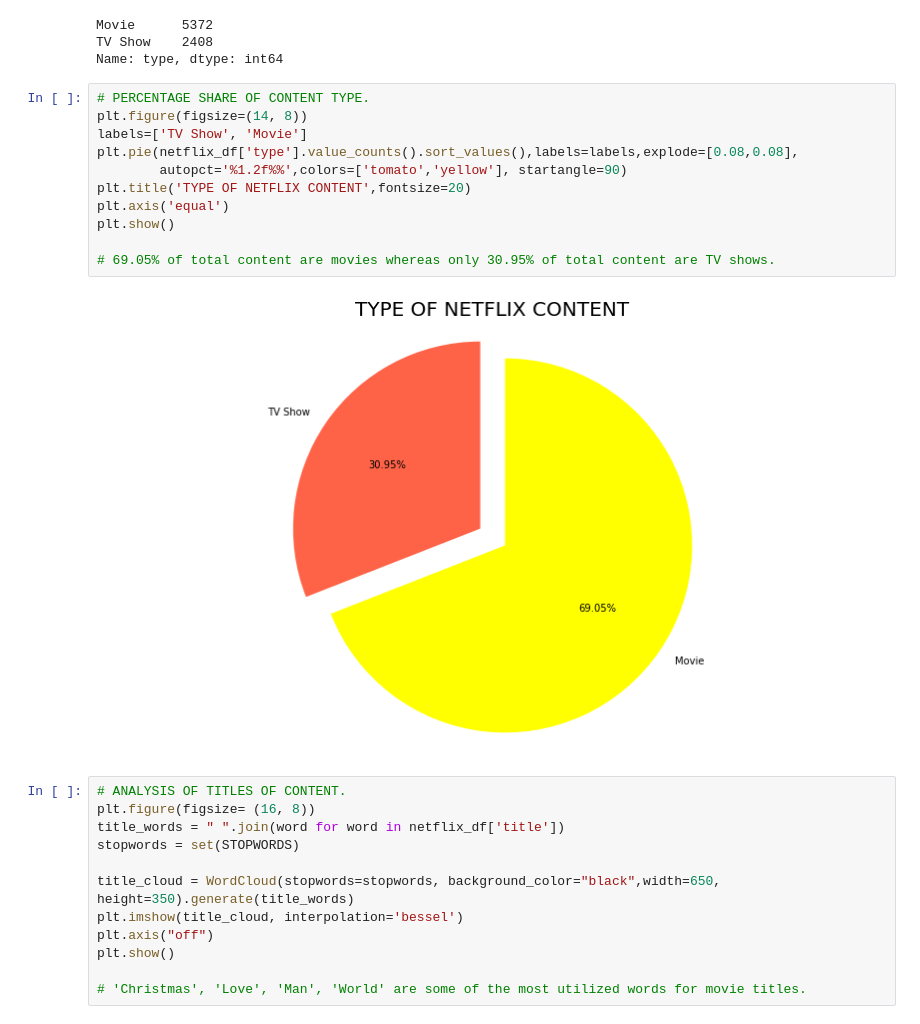
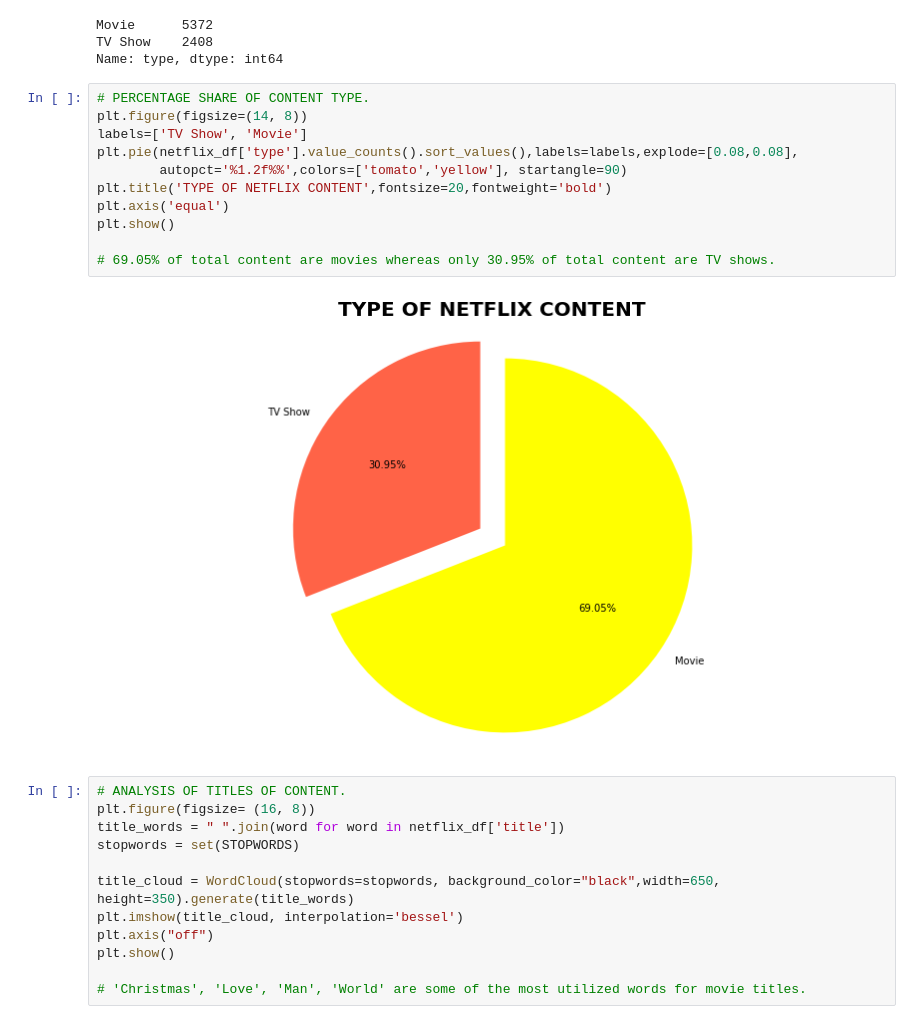
Before and after one commit to Arka1212/Netflix-Movies-And-TV-Shows-Clustering, a Jupyter notebook: NETFLIX_MOVIES_AND_TV_SHOWS_CLUSTERING.ipynb, the cells around one changed output. Saved outputs shown, nothing was run; the diff lists cells and outputs as text.

```diff
--- a/NETFLIX_MOVIES_AND_TV_SHOWS_CLUSTERING.ipynb
+++ b/NETFLIX_MOVIES_AND_TV_SHOWS_CLUSTERING.ipynb
@@ -311,16 +312,16 @@ Name: type, dtype: int64
 # %%
 # PERCENTAGE SHARE OF CONTENT TYPE.
 plt.figure(figsize=(14, 8))
 labels=['TV Show', 'Movie']
 plt.pie(netflix_df['type'].value_counts().sort_values(),labels=labels,explode=[0.08,0.08],
         autopct='%1.2f%%',colors=['tomato','yellow'], startangle=90)
-plt.title('TYPE OF NETFLIX CONTENT',fontsize=20)
+plt.title('TYPE OF NETFLIX CONTENT',fontsize=20,fontweight='bold')
 plt.axis('equal')
 plt.show()
 
 # 69.05% of total content are movies whereas only 30.95% of total content are TV shows.
 # %% [output]
-[figure, old version]
+[figure, new version]
 # %%
 # ANALYSIS OF TITLES OF CONTENT.
 plt.figure(figsize= (16, 8))
```
Also changed, not shown: parts of 7 cells of this notebook.
